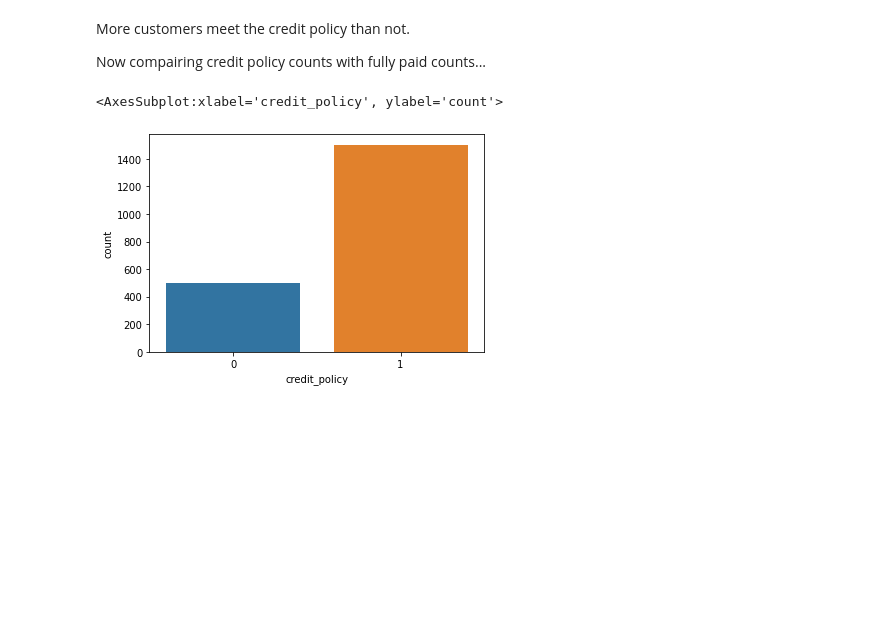
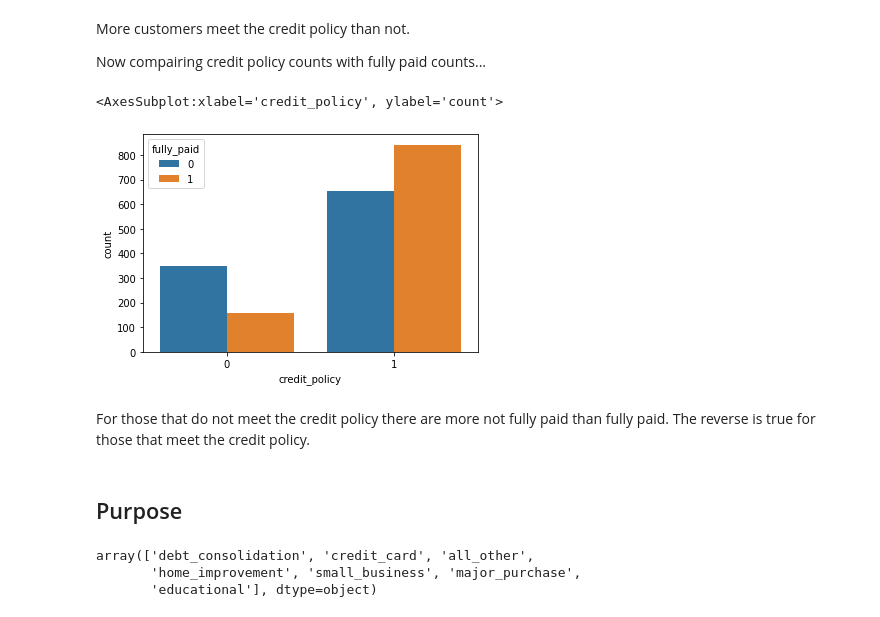
Before and after one commit to mathisme/ThinkfulSLCap, a Jupyter notebook: notebooks/EDA.ipynb, the cells around one changed output. Saved outputs shown, nothing was run; the diff lists cells and outputs as text; code cells hidden in the pictures; blank space fills up the shorter version.

```diff
--- a/notebooks/EDA.ipynb
+++ b/notebooks/EDA.ipynb
@@ -67,6 +67,3 @@ array(['debt_consolidation', 'credit_card', 'all_other',
 It appears there are no missing values
 # %% [markdown]
 replacing the periods in column names with underscores for ease of use purposes.
-# %%
-df.columns = [x.replace('.','_') for x in df.columns]
-df.columns
@@ -78 +75,4 @@ Index(['credit_policy', 'purpose', 'int_rate', 'installment', 'log_annual_inc',
+# %%
+df['fully_paid'] = 1 - df.not_fully_paid
+df.drop('not_fully_paid',axis=1,inplace=True)
 # %%
@@ -89,8 +89,8 @@ The original dataframe, or a subset of it, dividing it into equal groups, will b
 original = df.copy()
 df, df_test = train_test_split(df, random_state=675, test_size=0.2)
 # %%
-paid=original[original.not_fully_paid==0]
-not_paid =original[original.not_fully_paid==1]
+paid=original[original.fully_paid==1]
+not_paid =original[original.fully_paid==0]
 paid_subsample = paid.sample(n=1000)
 not_paid_subsample = not_paid.sample(n=1000)
 df_subsample = pd.concat([paid_subsample,not_paid_subsample])
@@ -110,9 +110,17 @@ More customers meet the credit policy than not.
 
 Now compairing credit policy counts with fully paid counts...
 # %%
-# this doesnt work, need to use percentages as there are more that meet the credit policy
-sns.countplot(x = 'not_fully_paid', hue = 'credit_policy', data = df_subsample)
-# or can I use sns.countplot(x = 'credit_policy', data = df_subsample)
+sns.countplot(x = 'credit_policy', hue = 'fully_paid', data = df_subsample)
 # %% [output]
 <AxesSubplot:xlabel='credit_policy', ylabel='count'>
-[figure, old version]
+[figure, new version]
+# %% [markdown]
+For those that do not meet the credit policy there are more not fully paid than fully paid.  The reverse is true for those that meet the credit policy.
+# %% [markdown]
+## Purpose
+# %%
+original.purpose.unique()
+# %% [output]
+array(['debt_consolidation', 'credit_card', 'all_other',
+       'home_improvement', 'small_business', 'major_purchase',
+       'educational'], dtype=object)
```
Also changed, not shown: parts of 22 cells of this notebook.
